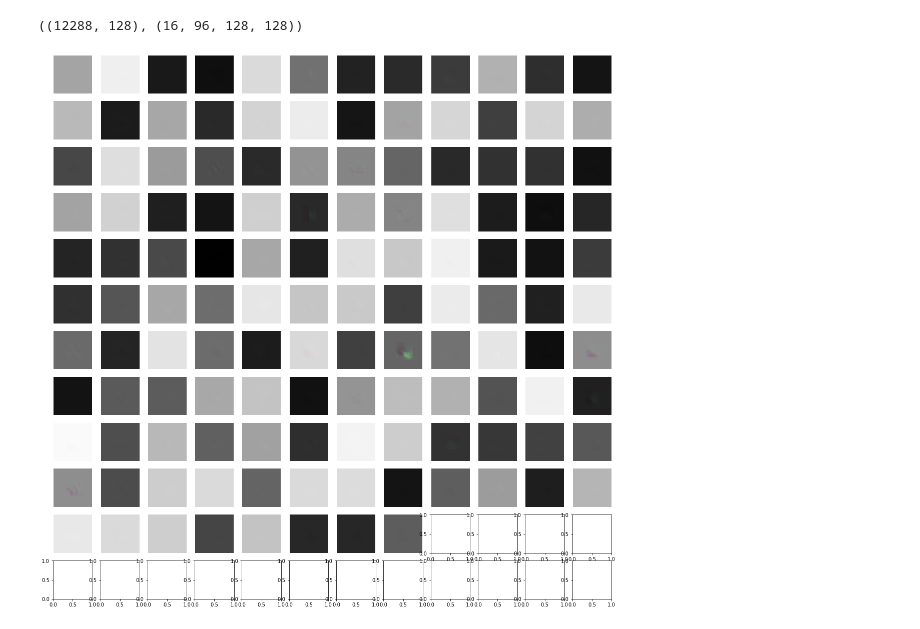
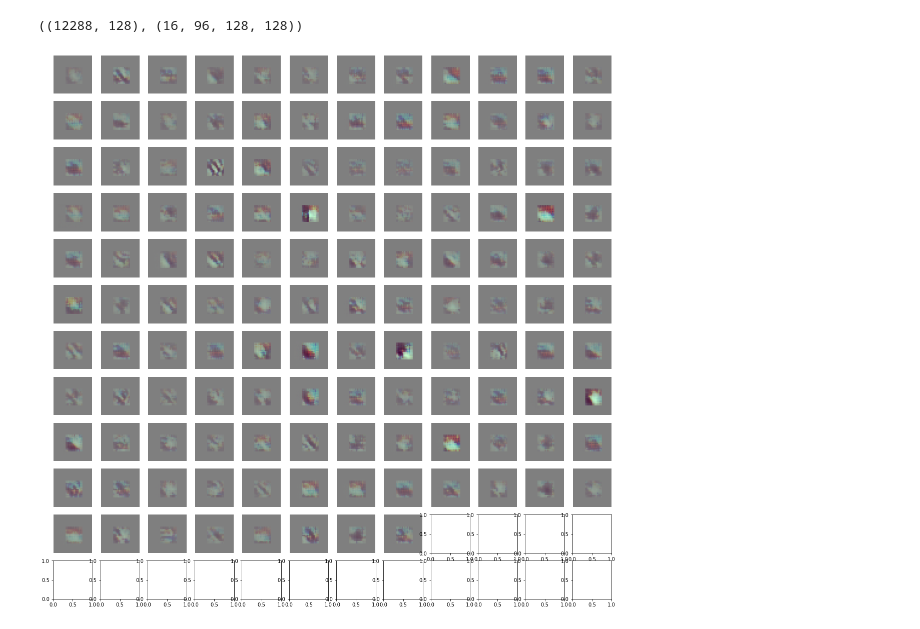
Before and after one commit to Jorgvt/PerceptualTests, a Jupyter notebook: Experiments/receptive_fields_perceptnet.ipynb, the cells around one changed output. Saved outputs shown, nothing was run; the diff lists cells and outputs as text; code cells hidden in the pictures.

```diff
--- a/Experiments/receptive_fields_perceptnet.ipynb
+++ b/Experiments/receptive_fields_perceptnet.ipynb
@@ -22,8 +22,11 @@ from perceptualtests.receptive_fields import *
 # %%
 img_height, img_width, channels, fov = 384, 512, 3, 32
 # %%
+bg_gain = 0.5
+delta_gain = 0.05
+background = np.zeros(shape=(img_height,img_width,channels)) + bg_gain
 deltas_dataset = tf.data.Dataset.from_generator(obtain_receptive_field_gen,
-                                                args=(img_height,img_width,channels,fov),
+                                                args=(img_height,img_width,channels,fov, bg_gain, delta_gain),
                                                 output_signature=(
                                                     tf.TensorSpec(shape=(img_height,img_width,channels), dtype=tf.float32)
                                                     )
@@ -74,12 +77,15 @@ plt.show()
 ### Keeping all the channels
 # %%
 %%time
-batch_size = 16
+batch_size = 32
 output_channels = 128
+
+## We will calculate the response to the background first
+response_bg = model.predict(background[None,:,:,:])
 
 responses = np.empty(shape=((fov*2)*(fov*2)*channels, output_channels))
 for i, delta in tqdm(enumerate(deltas_dataset.batch(batch_size)), total=fov*2*fov*2*channels//batch_size):
-    response = model.predict(delta)
+    response = model.predict(delta) - response_bg
     ## Now we keep only the center response of a specific channel
     response_height, response_width = response.shape[1:3] # [BatchDim, H, W, C]
     responses[i*batch_size:i*batch_size+batch_size] = response[:,response_height//2,response_width//2,:]
@@ -89,20 +98,19 @@ Wall time: 4min 18s
+# %%
+responses_norm = normalization_fixed_0(responses, expo=0.5)
 # %%
 responses.shape, response.shape
 # %% [output]
 ((12288, 128), (16, 96, 128, 128))
 # %%
-responses = normalization_fixed_0(responses, 0.5)
-
 nrows, ncols = [int(np.ceil(np.sqrt(output_channels)))]*2
 fig, ax = plt.subplots(nrows, ncols, figsize=(20,20))
 ax = ax.ravel()
 for ch in range(output_channels):
-    ch_response = responses[:,ch]
+    ch_response = responses_norm[:,ch]
     ch_response = ch_response.reshape((fov*2, fov*2, channels))
-    # ch_response = (ch_response - ch_response.min()) / (ch_response.max() - ch_response.min())
     ax[ch].imshow(ch_response)
     ax[ch].axis('off')
     # break
 plt.show()
 # %% [output]
-[figure, old version]
+[figure, new version]
```
Also changed, not shown: parts of 2 cells of this notebook.
